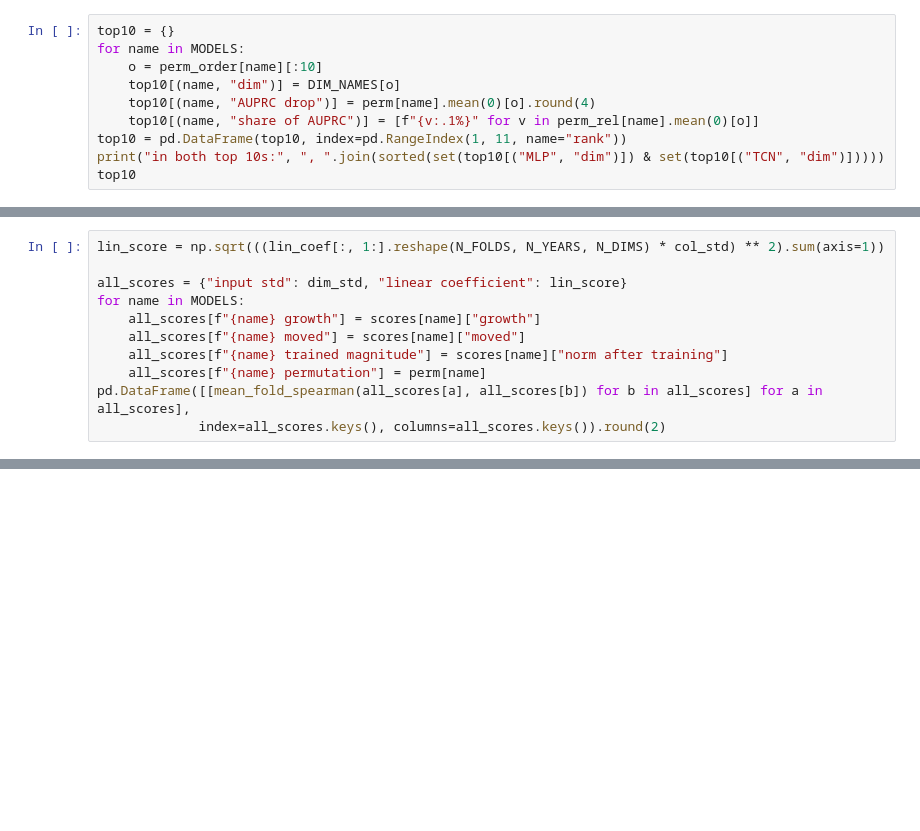
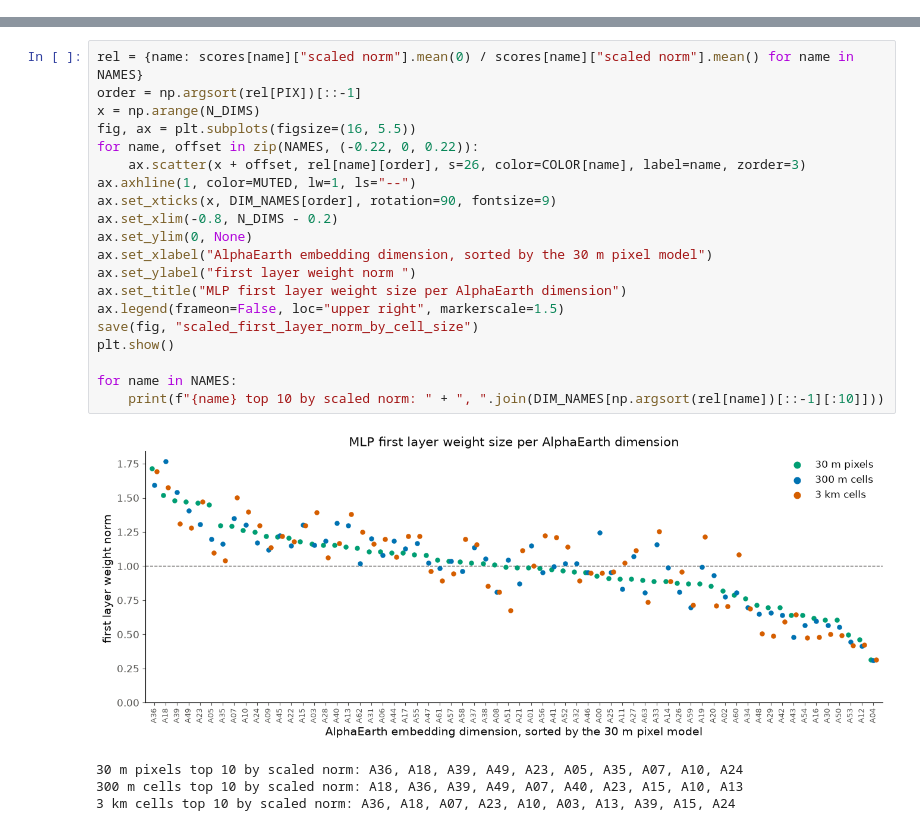
Before and after one commit to joshstallings/wetland_conversion, a Jupyter notebook: notebooks/model_weight_analysis.ipynb, the cells around one changed output, grey strips where cells are left out. Cells and saved outputs as stored; diff of their text form; blank space fills up the shorter version.

```diff
--- a/notebooks/model_weight_analysis.ipynb
+++ b/notebooks/model_weight_analysis.ipynb
@@ -531,10 +0,0 @@ The top 10 dimensions for each model, with the mean change in AUPRC and that cha
-# %%
-top10 = {}
-for name in MODELS:
-    o = perm_order[name][:10]
-    top10[(name, "dim")] = DIM_NAMES[o]
-    top10[(name, "AUPRC drop")] = perm[name].mean(0)[o].round(4)
-    top10[(name, "share of AUPRC")] = [f"{v:.1%}" for v in perm_rel[name].mean(0)[o]]
-top10 = pd.DataFrame(top10, index=pd.RangeIndex(1, 11, name="rank"))
-print("in both top 10s:", ", ".join(sorted(set(top10[("MLP", "dim")]) & set(top10[("TCN", "dim")]))))
-top10
@@ -565,11 +0,0 @@ The cells that matter most:
-# %%
-lin_score = np.sqrt(((lin_coef[:, 1:].reshape(N_FOLDS, N_YEARS, N_DIMS) * col_std) ** 2).sum(axis=1))
-
-all_scores = {"input std": dim_std, "linear coefficient": lin_score}
-for name in MODELS:
-    all_scores[f"{name} growth"] = scores[name]["growth"]
-    all_scores[f"{name} moved"] = scores[name]["moved"]
-    all_scores[f"{name} trained magnitude"] = scores[name]["norm after training"]
-    all_scores[f"{name} permutation"] = perm[name]
-pd.DataFrame([[mean_fold_spearman(all_scores[a], all_scores[b]) for b in all_scores] for a in all_scores],
-             index=all_scores.keys(), columns=all_scores.keys()).round(2)
@@ -656,0 +310,25 @@ Run: `results/mlp_weight_analysis` (MLP, trained 2026-10-23) and `results/tcn_we
+# %%
+rel = {name: scores[name]["scaled norm"].mean(0) / scores[name]["scaled norm"].mean() for name in NAMES}
+order = np.argsort(rel[PIX])[::-1]
+x = np.arange(N_DIMS)
+fig, ax = plt.subplots(figsize=(16, 5.5))
+for name, offset in zip(NAMES, (-0.22, 0, 0.22)):
+    ax.scatter(x + offset, rel[name][order], s=26, color=COLOR[name], label=name, zorder=3)
+ax.axhline(1, color=MUTED, lw=1, ls="--")
+ax.set_xticks(x, DIM_NAMES[order], rotation=90, fontsize=9)
+ax.set_xlim(-0.8, N_DIMS - 0.2)
+ax.set_ylim(0, None)
+ax.set_xlabel("AlphaEarth embedding dimension, sorted by the 30 m pixel model")
+ax.set_ylabel("first layer weight norm ")
+ax.set_title("MLP first layer weight size per AlphaEarth dimension")
+ax.legend(frameon=False, loc="upper right", markerscale=1.5)
+save(fig, "scaled_first_layer_norm_by_cell_size")
+plt.show()
+
+for name in NAMES:
+    print(f"{name} top 10 by scaled norm: " + ", ".join(DIM_NAMES[np.argsort(rel[name])[::-1][:10]]))
+# %% [output]
+[figure, added]
+30 m pixels top 10 by scaled norm: A36, A18, A39, A49, A23, A05, A35, A07, A10, A24
+300 m cells top 10 by scaled norm: A18, A36, A39, A49, A07, A40, A23, A15, A10, A13
+3 km cells top 10 by scaled norm: A36, A18, A07, A23, A10, A03, A13, A39, A15, A24
```
Also changed, not shown: parts of 60 cells of this notebook, 10 other files.
